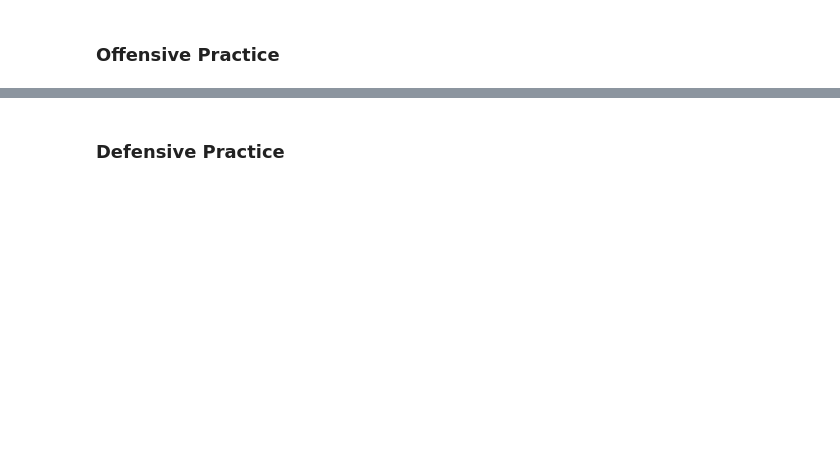
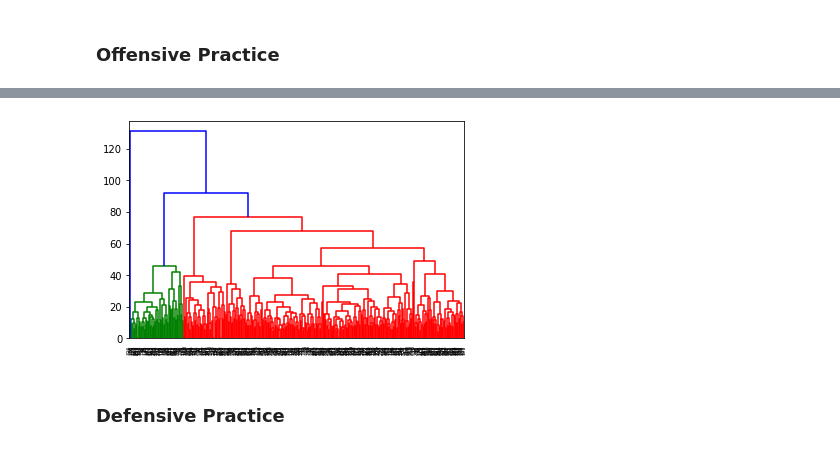
Before and after one commit to briannalytle/unsupervised_nba, a Jupyter notebook: stats2019_sorted.ipynb, the cells around one changed output, grey strips where cells are left out. Saved outputs shown, nothing was run; the diff lists cells and outputs as text; code cells hidden in the pictures; blank space fills up the shorter version.

```diff
--- a/stats2019_sorted.ipynb
+++ b/stats2019_sorted.ipynb
@@ -119,0 +125,5 @@ silhouette_score(X_sc, km.labels_)
+# %%
+#hierarchial clustering
+dn = sch.dendrogram(sch.linkage(X, method = 'complete'))
+# %% [output]
+[figure, added]
```
Also changed, not shown: parts of 20 cells of this notebook, 34 other files.
